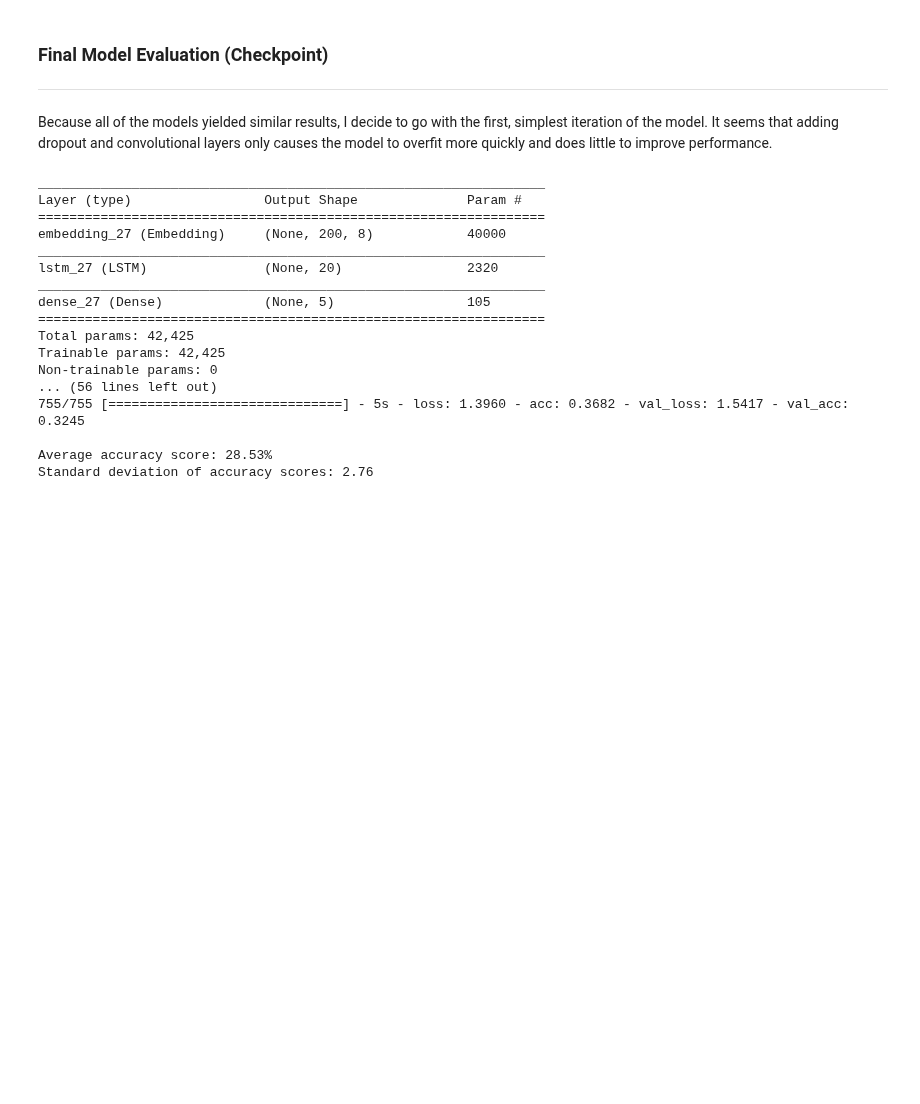
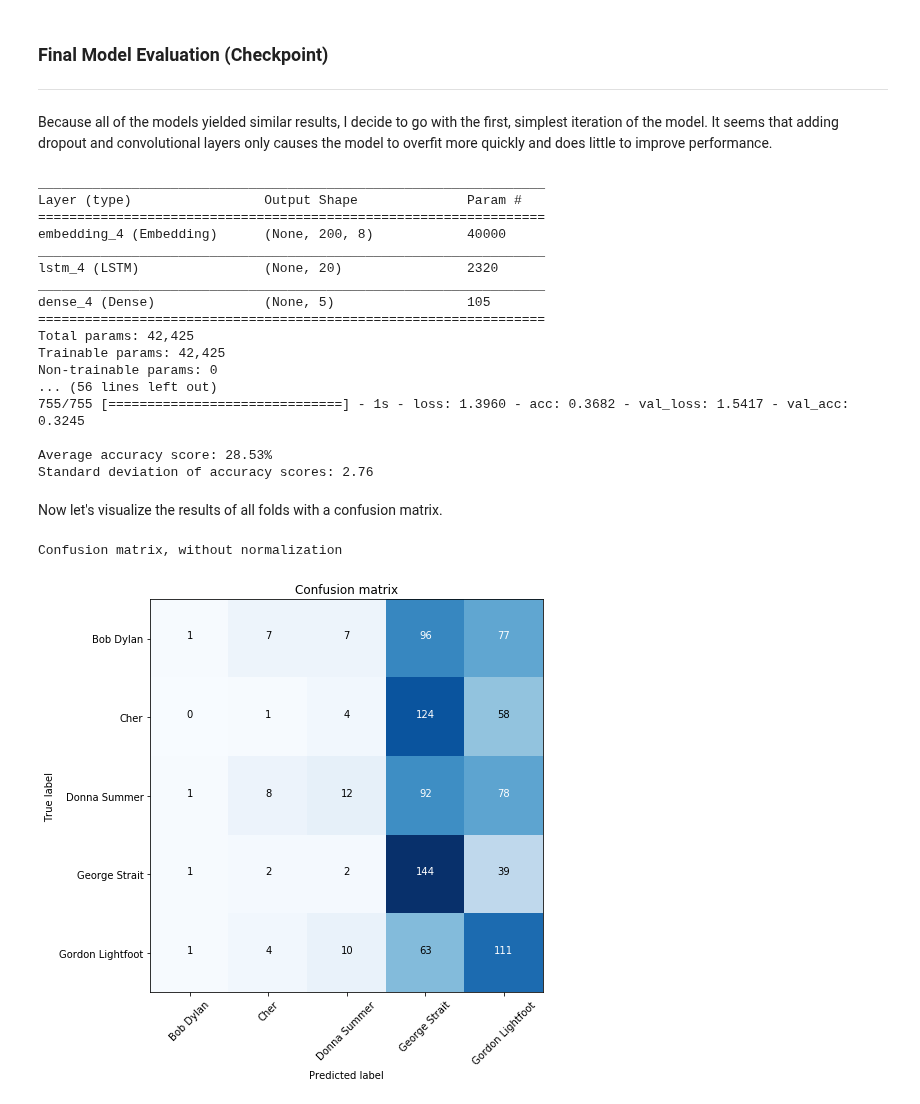
Before and after one commit to greg-mogavero/song-lyrics-classification, a Jupyter notebook: capstone.ipynb, the cells around one changed output. Saved outputs shown, nothing was run; the diff lists cells and outputs as text; code cells hidden in the pictures; blank space fills up the shorter version.

```diff
--- a/capstone.ipynb
+++ b/capstone.ipynb
@@ -355,6 +370,8 @@ model.save_weights("final_model_weights.h5")
 kf = KFold(n_splits=5, shuffle=True, random_state=42)
 
 scores = []
+all_y_test = []
+all_pred = []
 
 for train_idx, test_idx in kf.split(X):
     X_train, X_test = X[train_idx], X[test_idx]
@@ -363,6 +380,8 @@ for train_idx, test_idx in kf.split(X):
     model.load_weights("final_model_weights.h5")
     model.fit(X_train, y_train, validation_data=(X_test, y_test), epochs=5, batch_size=32)
     scores.append(model.evaluate(X_test, y_test, verbose=0)[1])
+    all_y_test.extend(y_test)
+    all_pred.extend(model.predict(X_test))
 
 print("\nAverage accuracy score: {:.2f}%".format(np.mean(scores) * 100))
 print("Standard deviation of accuracy scores: {:.2f}".format(np.std(scores) * 100))
@@ -370,17 +389,40 @@ print("Standard deviation of accuracy scores: {:.2f}".format(np.std(scores) * 10
 _________________________________________________________________
 Layer (type)                 Output Shape              Param #
 =================================================================
-embedding_27 (Embedding)     (None, 200, 8)            40000
+embedding_4 (Embedding)      (None, 200, 8)            40000
 _________________________________________________________________
-lstm_27 (LSTM)               (None, 20)                2320
+lstm_4 (LSTM)                (None, 20)                2320
 _________________________________________________________________
-dense_27 (Dense)             (None, 5)                 105
+dense_4 (Dense)              (None, 5)                 105
 =================================================================
 Total params: 42,425
 Trainable params: 42,425
 Non-trainable params: 0
 ... (56 lines left out)
-755/755 [==============================] - 5s - loss: 1.3960 - acc: 0.3682 - val_loss: 1.5417 - val_acc: 0.3245
+755/755 [==============================] - 1s - loss: 1.3960 - acc: 0.3682 - val_loss: 1.5417 - val_acc: 0.3245
 
 Average accuracy score: 28.53%
 Standard deviation of accuracy scores: 2.76
+# %% [markdown]
+Now let's visualize the results of all folds with a confusion matrix.
+# %%
+%matplotlib inline
+
+import matplotlib.pyplot as plt
+
+from sklearn.metrics import confusion_matrix
+from sklearn.model_selection import train_test_split
+
+from visualization import plot_confusion_matrix
+
+all_y_test = np.array(all_y_test)
+all_pred = np.array(all_pred)
+
+pred_labels = lb.inverse_transform(all_pred)
+y_test_labels = lb.inverse_transform(all_y_test)
+
+plt.figure(figsize=(7, 7))
+plot_confusion_matrix(confusion_matrix(y_test_labels, pred_labels), lb.classes_)
+# %% [output]
+Confusion matrix, without normalization
+[figure, added]
```
Also changed, not shown: parts of 15 cells of this notebook, 1 other file.
